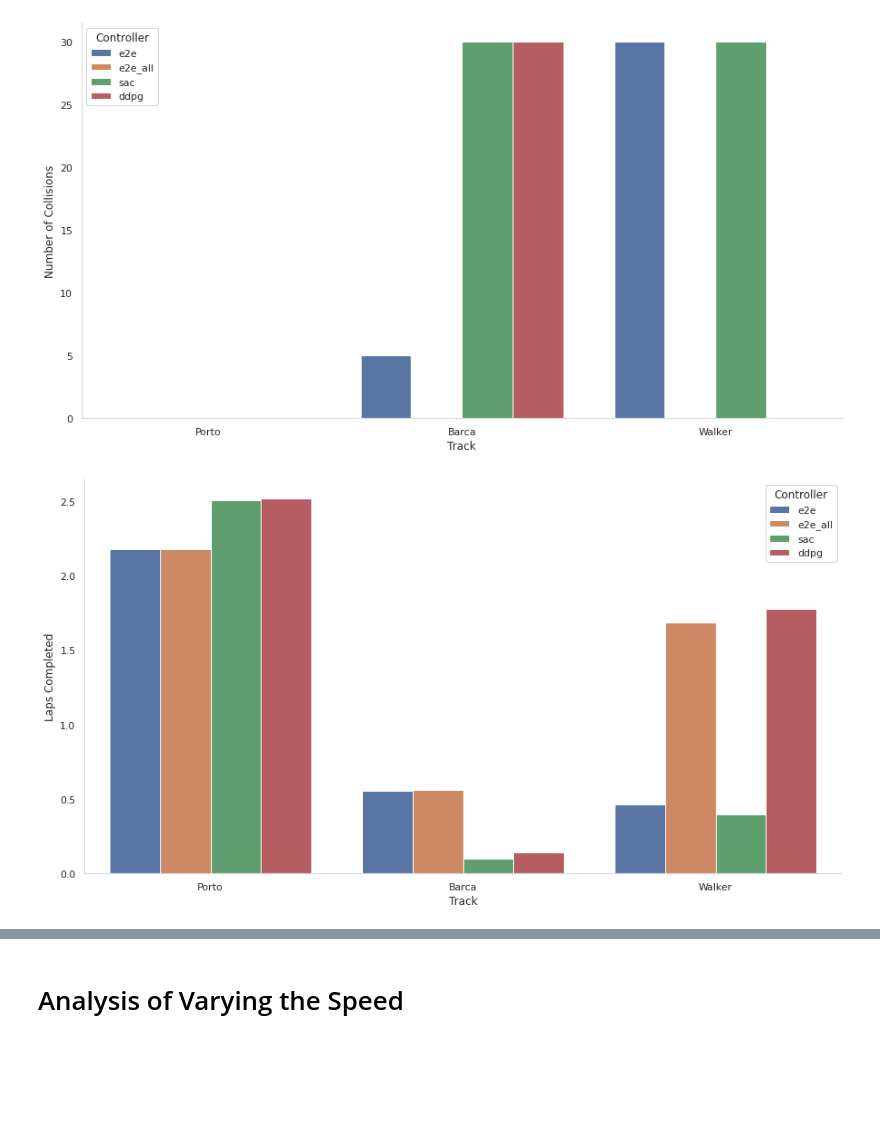
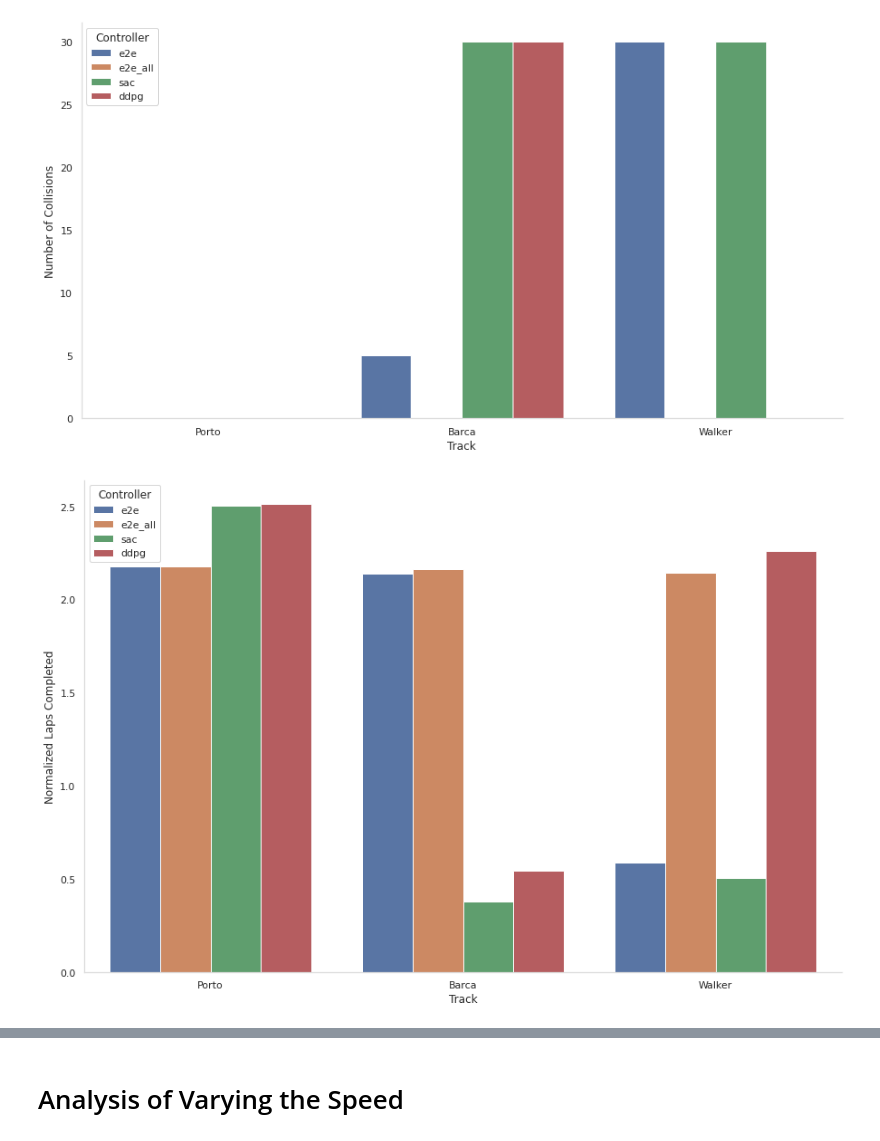
Before and after one commit to pmusau17/Platooning-F1Tenth, a Jupyter notebook: src/race/logs/AggregrateResultsPatrick.ipynb, the cells around one changed output, grey strips where cells are left out. Drawn from its saved outputs; the diff is of its cells as text; code cells hidden in the pictures; blank space fills up the shorter version.

Commit message:
Normalized Plots, these look a lot better now

```diff
--- a/src/race/logs/AggregrateResultsPatrick.ipynb
+++ b/src/race/logs/AggregrateResultsPatrick.ipynb
@@ -15,0 +15,5 @@ tracks = ["track_porto","track_barca","racecar_walker"]
+# %%
+def compute_track_length(df):
+    squared_diff = df[df.columns[:2]].diff().fillna(0).apply(np.square)
+    res = (squared_diff['x']+squared_diff['y']).apply(np.sqrt)
+    return res.sum()
@@ -15,0 +22,13 @@ tracks = ["track_porto","track_barca","racecar_walker"]
+# %%
+racecar_walker = pd.read_csv('../../pure_pursuit/waypoints/racecar_walker_29418.csv',header=None).rename(columns={0:"x",1:"y"})
+track_porto = pd.read_csv('../../pure_pursuit/waypoints/track_porto_26780.csv',header=None).rename(columns={0:"x",1:"y"})
+track_barca = pd.read_csv('../../pure_pursuit/waypoints/track_barca_4676.csv',header=None).rename(columns={0:"x",1:"y"})
+# %%
+walker = compute_track_length(racecar_walker)
+porto = compute_track_length(track_porto)
+barca = compute_track_length(track_barca)
+barca_multiplier = barca/ porto
+racecar_walker_multiplier = walker/porto
+print("Porto Length:",porto)
+print("Walker Length:",walker)
+print("Barca Length:",barca)
@@ -16,4 +39,10 @@ tracks = ["track_porto","track_barca","racecar_walker"]
 # %%
+collisions_file_str = "collisions_{}_{}.csv"
+progress_file_str = "progress_{}_{}.csv"
+algorithms = ["e2e","e2e_all","sac","ddpg"]
+tracks = ["track_porto","track_barca","racecar_walker"]
+multipliers = {"track_porto":1.0,"track_barca":barca_multiplier,"racecar_walker":racecar_walker_multiplier}
+
 collisions_dfs = []
 progress_dfs = []
 original_dfs = []
@@ -21,28 +50,23 @@ for i in algorithms:
     for j in tracks:
         collision_path = collisions_file_str.format(i,j)
         progress_path = progress_file_str.format(i,j)
-        #print("Algorithm:",i,"| Track:",j)
-        #print('--------------------------------------------------------')
         df = pd.read_csv(progress_path).iloc[:30].rename(columns=lambda col: col.strip())
         df['Controller'] = i
         df['Track'] = (j.split("_")[1]).capitalize()
+        df['laps_completed'] = df['laps_completed']*multipliers[j]
         original_dfs.append(df)
         df = df[df.columns[:2]].agg(['mean', 'median','std'])
         df['Controller'] = i
         df['Track'] = (j.split("_")[1]).capitalize()
-        #print(df)
         if(os.path.exists(collision_path)):
             c_df = pd.read_csv(collision_path).rename(columns=lambda col: col.strip())
             col_count = c_df[c_df["experiment_number"]<=30].shape[0]
             row = [[i,(j.split("_")[1]).capitalize(),col_count]]
-            #print("Number of Collisions",col_count)
         else:
             row = [[i,(j.split("_")[1]).capitalize(),0]]
-            #print("Number of Collisions",0)
         row_df = pd.DataFrame(row,columns=['Controller','Track','Number of Collisions'])
         collisions_dfs.append(row_df)
         progress_dfs.append(df)
-        #print('--------------------------------------------------------')
 # %%
 collisions = pd.concat(collisions_dfs).reset_index().drop(columns="index")
 collisions
@@ -69,12 +93,12 @@ sns.despine(left=False, bottom=False, right=True)
 # %% [output]
 [figure]
 # %%
-progress = pd.concat(progress_dfs).rename(columns={"laps_completed":"Laps Completed"})
-plt.figure(figsize=(15,8))
-ax = sns.barplot(data=progress[progress.index=='median'], x="Track",y="Laps Completed",hue="Controller")
+progress = pd.concat(progress_dfs).rename(columns={"laps_completed":"Normalized Laps Completed"})
+plt.figure(figsize=(15,10))
+ax = sns.barplot(data=progress[progress.index=='median'], x="Track",y="Normalized Laps Completed",hue="Controller")
 ax.spines['bottom'].set_color('#dddddd')
 ax.spines['left'].set_color('#dddddd')
 sns.despine(left=False, bottom=False, right=True)
 # %% [output]
-[figure, old version]
+[figure, new version]
 # %%
```
Also changed, not shown: parts of 14 cells of this notebook.
